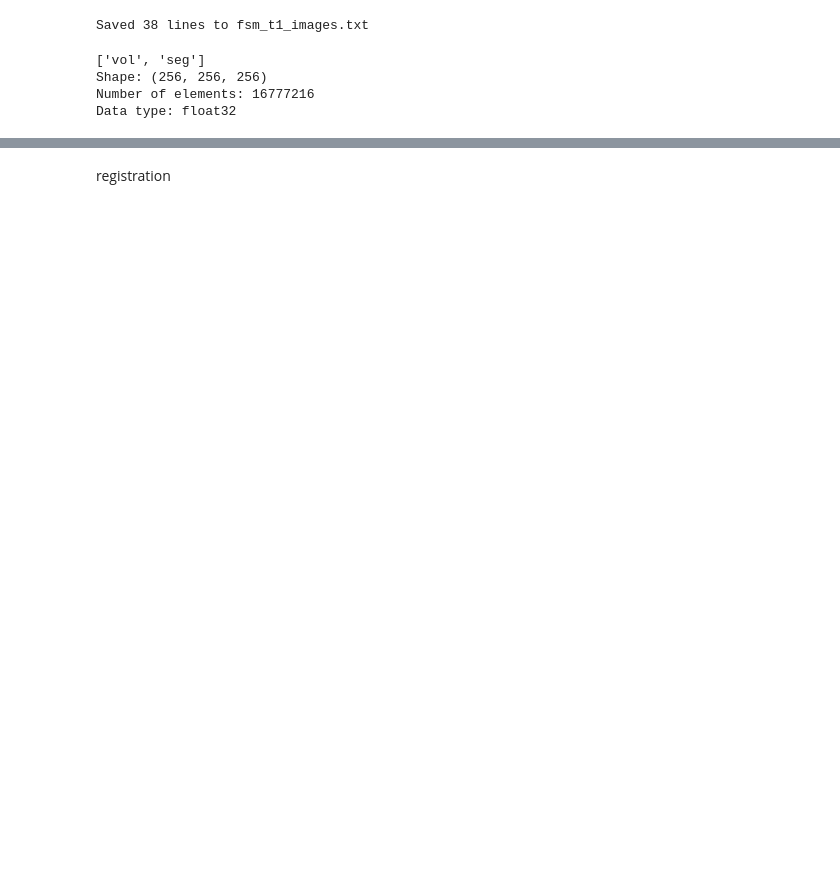
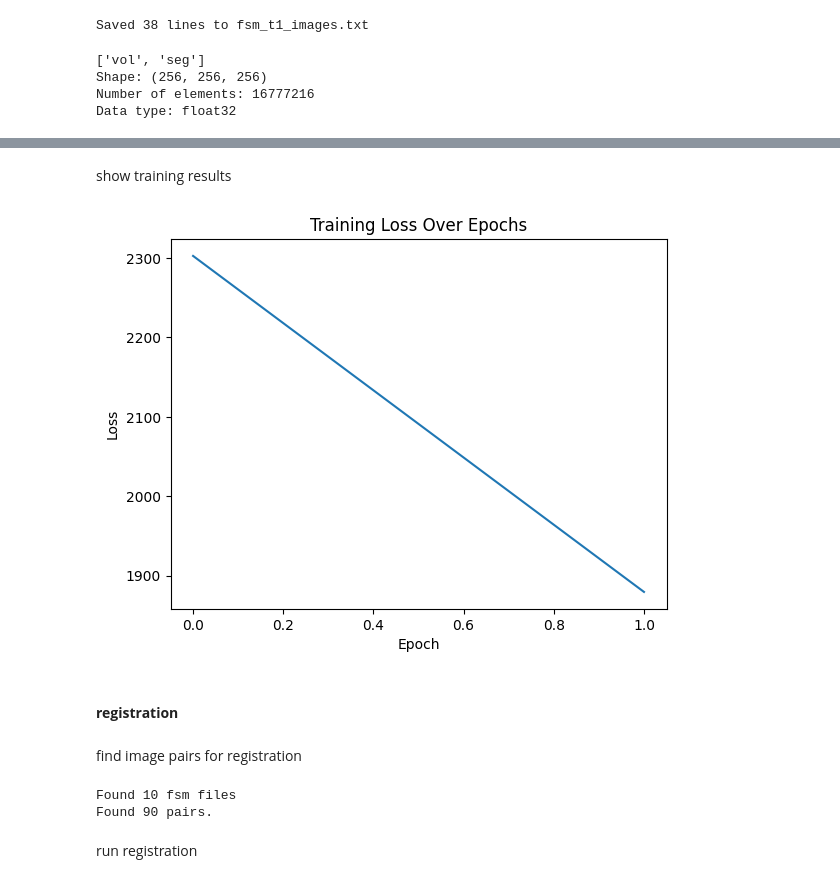
Before and after one commit to natamendelson/voxelmorph_extension_DL, a Jupyter notebook: main/get_started.ipynb, the cells around one changed output, grey strips where cells are left out. Cells and saved outputs as stored; diff of their text form; code cells hidden in the pictures; blank space fills up the shorter version.

Commit message:
show loss, MSE

```diff
--- a/main/get_started.ipynb
+++ b/main/get_started.ipynb
@@ -50,2 +91,21 @@ Epoch 1/1 - 0.4876 sec/step - loss: 2.4569e+03  (2.4569e+03, 6.0112e-04)
+# %% [markdown]
+show training results
+# %%
+import matplotlib.pyplot as plt
+
+losses = []
+with open('models/loss_history.txt', 'r') as f:
+    for line in f:
+        losses.append(float(line.strip()))
+
+plt.plot(losses)
+plt.xlabel('Epoch')
+plt.ylabel('Loss')
+plt.title('Training Loss Over Epochs')
+plt.show()
+# %% [output]
+[figure, added]
 # %% [markdown]
-registration
+#### **registration**
+# %% [markdown]
+find image pairs for registration
@@ -51,0 +144,19 @@ registration
+# %%
+## only fsm t1 pairs, for now using all the fsm t1 data but after only data dest from early
+
+from pathlib import Path
+from itertools import product
+
+data_dir = Path("C:/Users/inbar/DLImageProcessing/converted_npz")
+
+fsm_files = sorted([f for f in data_dir.glob("*.npz") if f.stem.startswith("fsm_t1")])
+
+pairs = [(moving, fixed) for moving, fixed in product(fsm_files, fsm_files) if moving != fixed]
+
+print(f"Found {len(fsm_files)} fsm files")
+print(f"Found {len(pairs)} pairs.")
+# %% [output]
+Found 10 fsm files
+Found 90 pairs.
+# %% [markdown]
+run registration
```
Also changed, not shown: parts of 23 cells of this notebook, 2 other files.
